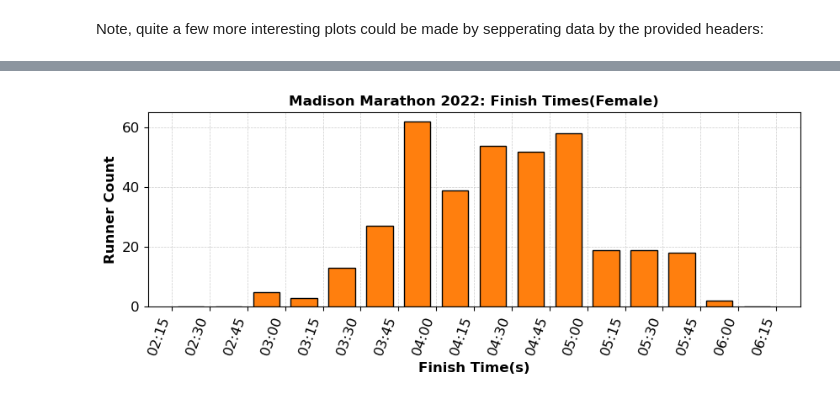
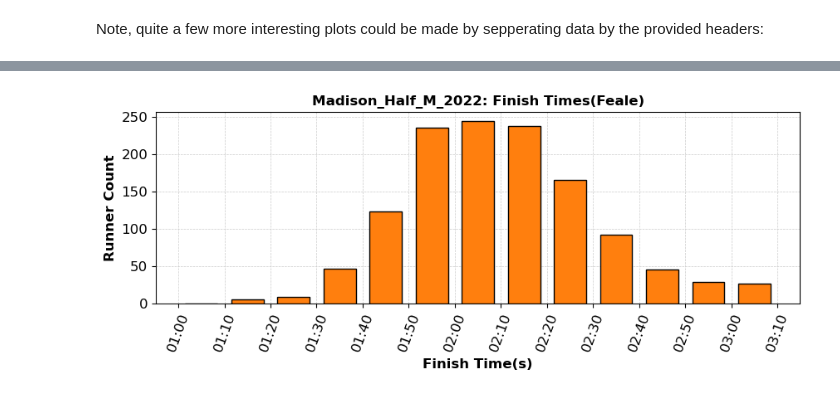
Before and after one commit to NateZimmer/run_data, a Jupyter notebook: race_stats.ipynb, the cells around one changed output, grey strips where cells are left out. Cells and saved outputs as stored; diff of their text form; code cells hidden in the pictures.

```diff
--- a/race_stats.ipynb
+++ b/race_stats.ipynb
@@ -103,6 +101,23 @@ for i in range(len(run_data)):
             finish_times_M.append(datetime.strptime(run_data[:,running_headers.index('chip_time')][i],"%H:%M:%S.%f"))
     except:
         0
+
+# Get nices half bins
+time_start = datetime.strptime('1:0',"%H:%M")
+time_bins = []
+for i in range(14):
+   time_bins.append(time_start + timedelta(minutes=i*10))
+
+# Get nices bins full
+# time_start = datetime.strptime('2:15',"%H:%M")
+# time_bins = []
+# for i in range(17):
+#     time_bins.append(time_start + timedelta(minutes=i*15))
+
+# Create bins for ages
+age_bins = []
+for i in range(13):
+    age_bins.append(15 + i*5)
 # %%
 # generate some plots
 
@@ -200,15 +209,17 @@ plt.title(race_name + 'Finish Times(Male)');
 # %%
 fig_female_finish,ax5 = plt.subplots()
 
-ax5.grid(color='0.8', linestyle='--', linewidth=0.5, zorder=0) # Grid
-ax5.hist(finish_times_F, bins=time_bins, ec="black", rwidth=0.7, zorder=3, color=plt.cm.tab10.colors[1]) # times & bins
-xfmt = matplotlib.dates.DateFormatter('%H:%M') # clean time labels
-ax5.xaxis.set_major_formatter(xfmt) # apply label format
-fig_female_finish.set_size_inches(10,3); # figure size
-plt.xticks(rotation=70, ha='right');
-plt.xticks(time_bins);
-plt.ylabel('Runner Count')
-plt.xlabel('Finish Time(s)');
-plt.title(race_name + 'Finish Times(Female)');
+def plot_finish_f(fig,ax):
+    ax.grid(color='0.8', linestyle='--', linewidth=0.5, zorder=0) # Grid
+    ax.hist(finish_times_F, bins=time_bins, ec="black", rwidth=0.7, zorder=3, color=plt.cm.tab10.colors[1]) # times & bins
+    xfmt = matplotlib.dates.DateFormatter('%H:%M') # clean time labels
+    ax.xaxis.set_major_formatter(xfmt) # apply label format
+    fig.set_size_inches(10,3); # figure size
+    ax.tick_params(axis='x',labelrotation=70)
+    ax.set_xticks(time_bins);
+    ax.set_ylabel('Runner Count')
+    ax.set_xlabel('Finish Time(s)');
+    ax.set_title(race_name +': '+ 'Finish Times(Feale)');
+plot_finish_f(fig_female_finish,ax5)
 # %% [output]
-[figure, old version]
+[figure, new version]
```
Also changed, not shown: parts of 7 cells of this notebook, 3 other files.
